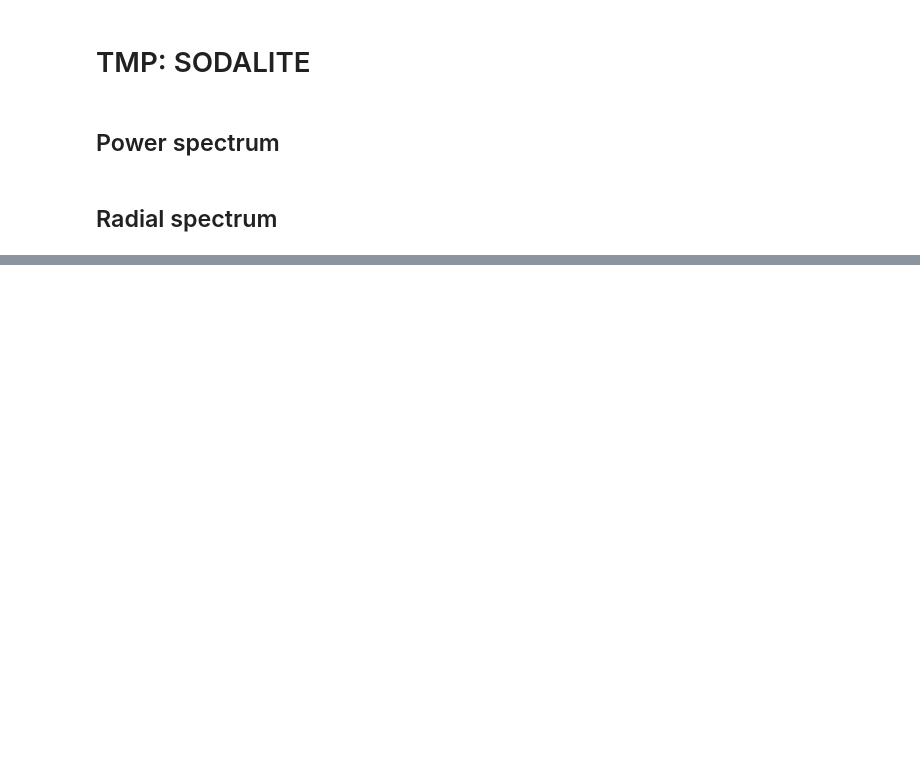
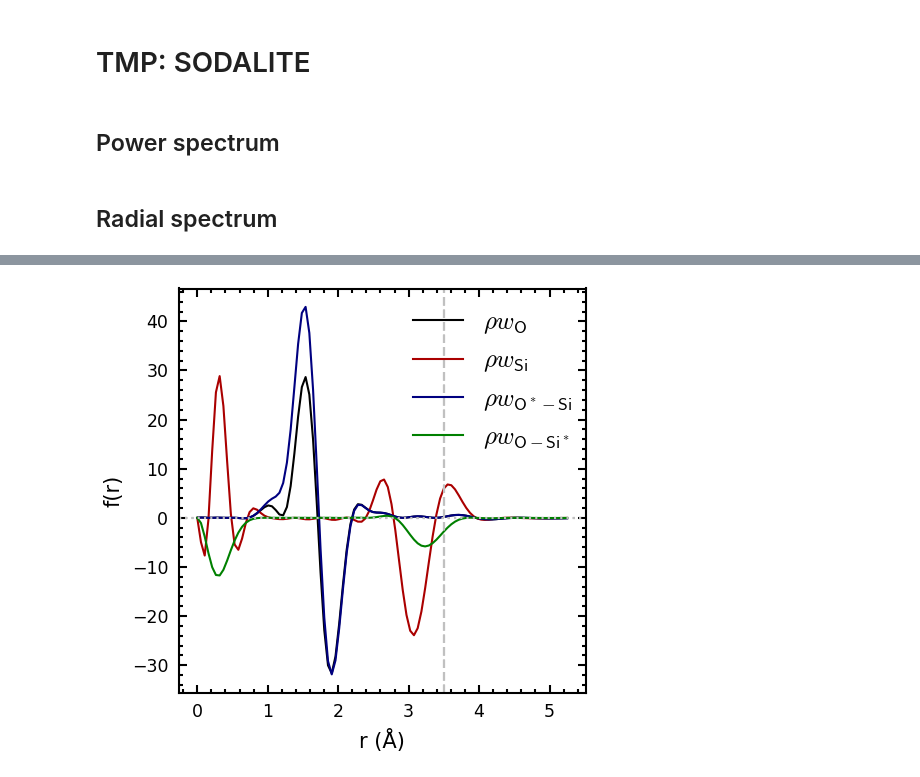
Before and after one commit to bhelfrecht/zeolites_iza-deem, a Jupyter notebook: Scripts/Analysis/soap_density_analysis.ipynb, the cells around one changed output, grey strips where cells are left out. Cells and saved outputs as stored; diff of their text form; code cells hidden in the pictures; blank space fills up the shorter version.

Commit message:
Plotting of radial real-space density and weights

```diff
--- a/Scripts/Analysis/soap_density_analysis.ipynb
+++ b/Scripts/Analysis/soap_density_analysis.ipynb
@@ -241,7 +243,7 @@ def make_plot(output, r_grid, p_grid, density, density_highlight=None,
                 len=0.5
             ),
         ),
-        font=dict(size=14, family='Serif'),
+        font=dict(size=14, family='helvetica, sans-serif'),
         autosize=False, width=800, height=800,
         #margin=dict(t=5, b=5)
     )
@@ -275,11 +279,11 @@ idxs_iza_test = np.loadtxt('../../Processed_Data/IZA_226/test.idxs', dtype=int)
 # %%
 # Set grids
 # TODO: load grids?
-n_r_grid = 50
+n_r_grid = 100
 chunk_size_r = 10
 r_grid = {}
 for cutoff in cutoffs:
-    r_grid[cutoff] = np.linspace(0.0, cutoff, n_r_grid)
+    r_grid[cutoff] = np.linspace(0.0, cutoff*1.5, n_r_grid) ###
 
 n_p_grid = 50
 chunk_size_p = 10
@@ -424,5 +437,6 @@ for cutoff in cutoffs:
 # %%
 soaps_sod = {}
+soaps_sod_raw = {}
 density_sod = {}
 sod_neighbor_rrw = {}
 sod_neighbor_idxs = {}
@@ -455,7 +469,10 @@ for cutoff in cutoffs:
     # Scale SOAPs to be compatible with the weights
     soaps_scale = np.std(np.concatenate((soaps_iza[idxs_iza_train], soaps_deem[idxs_deem_train])))
 
+    soaps_sod[cutoff] = soaps_iza[189].copy() # Try this? The SOD soap vectors don't seem to be consistent
+
     soaps_sod[cutoff] /= soaps_scale
+    soaps_sod_raw[cutoff] = soaps_sod[cutoff].copy()
 
     soaps_sod[cutoff] = reshape_soaps(
         soaps_sod[cutoff], 2,
@@ -465,11 +482,5 @@ for cutoff in cutoffs:
     # Compute power spectrum density
     density_sod[cutoff] = compute_soap_density(
         soaps_sod[cutoff], cutoff,
-        soap_hyperparameters['max_radial'], r_grid[cutoff],
-        chunk_size_r=10
+        soap_hyperparameters['max_radial'], r_grid[cutoff]
     )
-# %%
-for cutoff in cutoffs:
-    plt.plot(r_grid[cutoff], density_sod[cutoff][0, 0, :])
-    plt.plot(r_grid[cutoff], density_sod[cutoff][0, 1, :])
-    plt.show()
@@ -479,6 +505,9 @@ for cutoff in cutoffs:
 # %%
 for cutoff in cutoffs:
     linear_dir = f'{model_dir}/{cutoff}/Linear_Models/LSVC-LPCovR'
+
+    fig = plt.figure(figsize=(3.5, 3.5))
+    axs = fig.add_subplot(1, 1, 1)
 
     #for spectrum_type in ('power', 'radial'):
     for spectrum_type in ['radial']:
@@ -499,7 +528,28 @@ for cutoff in cutoffs:
             hdf5_deem.close()
             hdf5_iza.close()
 
-            partial_density_sod = density_sod[cutoff][:, gdx, ...]
+            n_species_plot = group_name.count('+') + 1
+            if n_species_plot > 1:
+                partial_density_sod = density_sod[cutoff][:]
+            else:
+                partial_density_sod = density_sod[cutoff][:, gdx, ...]
+
+            if len(soaps_deem) != len(soaps_iza):
+                print('WARNING: number of IZA and DEEM features do not match')
+                n_features = None
+            else:
+                n_features = len(soaps_sod_raw[cutoff])
+
+            if spectrum_type == 'radial':
+                use_pairs=True
+            else:
+                use_pairs=False
+
+            feature_groups = extract_species_pair_groups(n_features, n_species,
+                                                         spectrum_type=spectrum_type,
+                                                         combinations=use_pairs)
+            fdxs = feature_groups[gdx]
+            print(fdxs)
 
             # TODO: how to handle multiple decision functions?
             #for n_cantons in (2, 4):
@@ -515,4 +565,40 @@ for cutoff in cutoffs:
 
                 hdf5_weights.close()
 
+                intercept = load_json(f'{weights_dir}/svc.json', array_convert=True)['intercept_'][0]
+
+                # TODO: to get actual match probably need to account for the svc intercept
+                # in the transformation and add it here. Do we need to transform it?
                 overlap = weights * soaps_avg
+                print(np.sum(weights * partial_density_sod) * np.diff(r_grid[cutoff])[0] + intercept)
+
+                full_weights = np.loadtxt(f'{weights_dir}/svc_weights.dat')
+                print(np.dot(soaps_sod_raw[cutoff][fdxs], full_weights) + intercept)
+
+                # Make the radial plot
+                group_title = '-'.join(re.findall('[A-Z][a-z]*', group_name))
+#                 axs.plot(r_grid[cutoff], partial_density_sod.squeeze(),
+#                          color=color_list[gdx], linestyle='--',
+#                          label=fr'$\rho_{{\mathsf{{{group_title}}}}}$')
+                wts = weights.squeeze()
+                pds = partial_density_sod.squeeze()
+                species_txt = group_name.split('+')
+                if n_species_plot > 1:
+                    for n in range(0, n_species_plot):
+                        st = species_txt.copy()
+                        st[n] = f'{st[n]}^*'
+                        st = '-'.join(st)
+                        axs.plot(r_grid[cutoff], wts[n]*pds[n],
+                                 color=color_list[gdx+n], label=fr'$\rho w_{{\mathsf{{{st}}}}}$')
+                else:
+                    axs.plot(r_grid[cutoff], wts*pds,
+                             color=color_list[gdx], label=fr'$\rho w_{{\mathsf{{{group_title}}}}}$')
+                axs.axhline(0.0, linestyle=':', color=color_list[9])
+                axs.axvline(cutoff, linestyle='--', color=color_list[9])
+                axs.set_xlabel('r ' + u'(\u00c5)')
+                axs.set_ylabel('f(r)')
+
+
+    fig.legend(loc='upper right', bbox_to_anchor=(0.95, 0.90), fontsize='large')
+    plt.show()
+# %% [output]
@@ -518,0 +614 @@ for cutoff in cutoffs:
+[figure, added]
```
Also changed, not shown: parts of 7 cells of this notebook.
